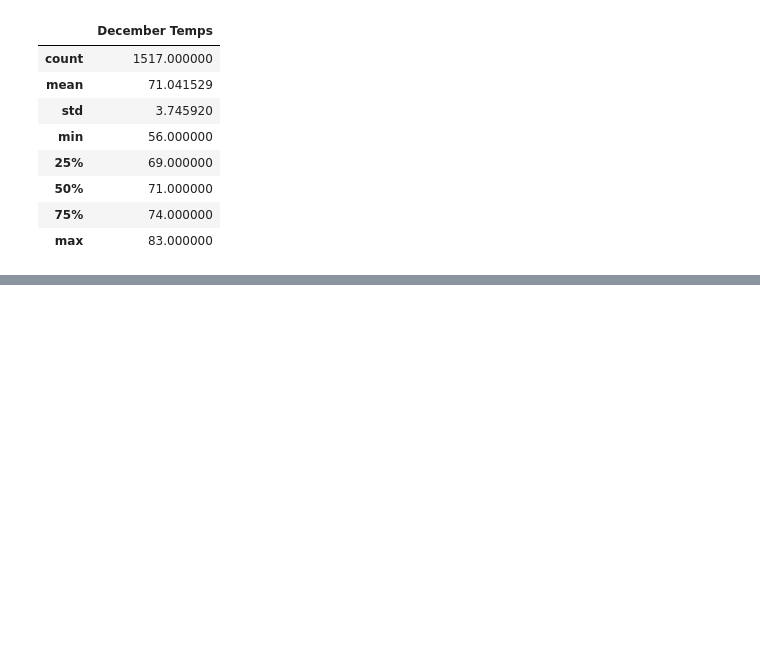
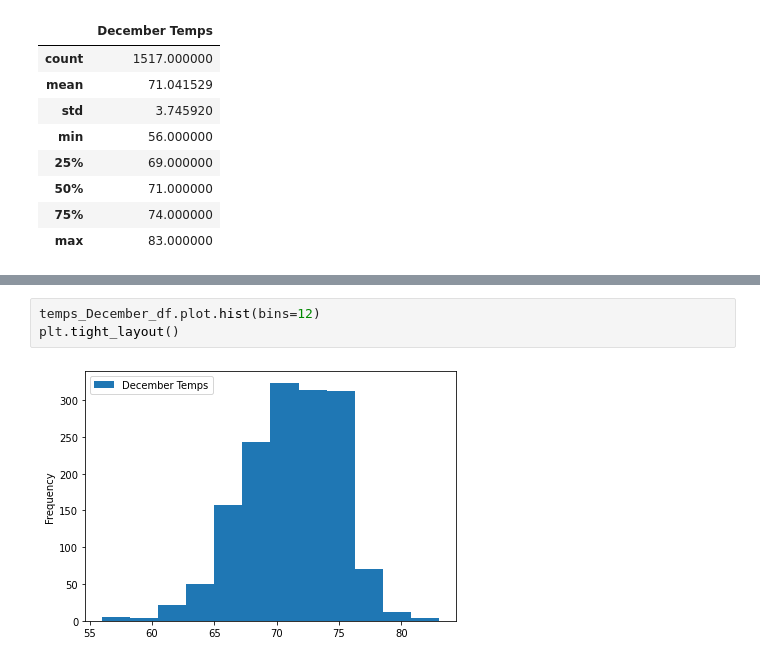
Before and after one commit to olesyapro888/Surfs_shop_analysis_Statistics_SQLAlchemy_SQLite, a Jupyter notebook: SurfsUp_Challenge.ipynb, the cells around one changed output, grey strips where cells are left out. Drawn from its saved outputs; the diff is of its cells as text; blank space fills up the shorter version.

```diff
--- a/SurfsUp_Challenge.ipynb
+++ b/SurfsUp_Challenge.ipynb
@@ -116,0 +135,5 @@ temps_December_df.describe()
+# %%
+temps_December_df.plot.hist(bins=12)
+plt.tight_layout()
+# %% [output]
+[figure, added]
```
Also changed, not shown: parts of 17 cells of this notebook, 1 other file.
